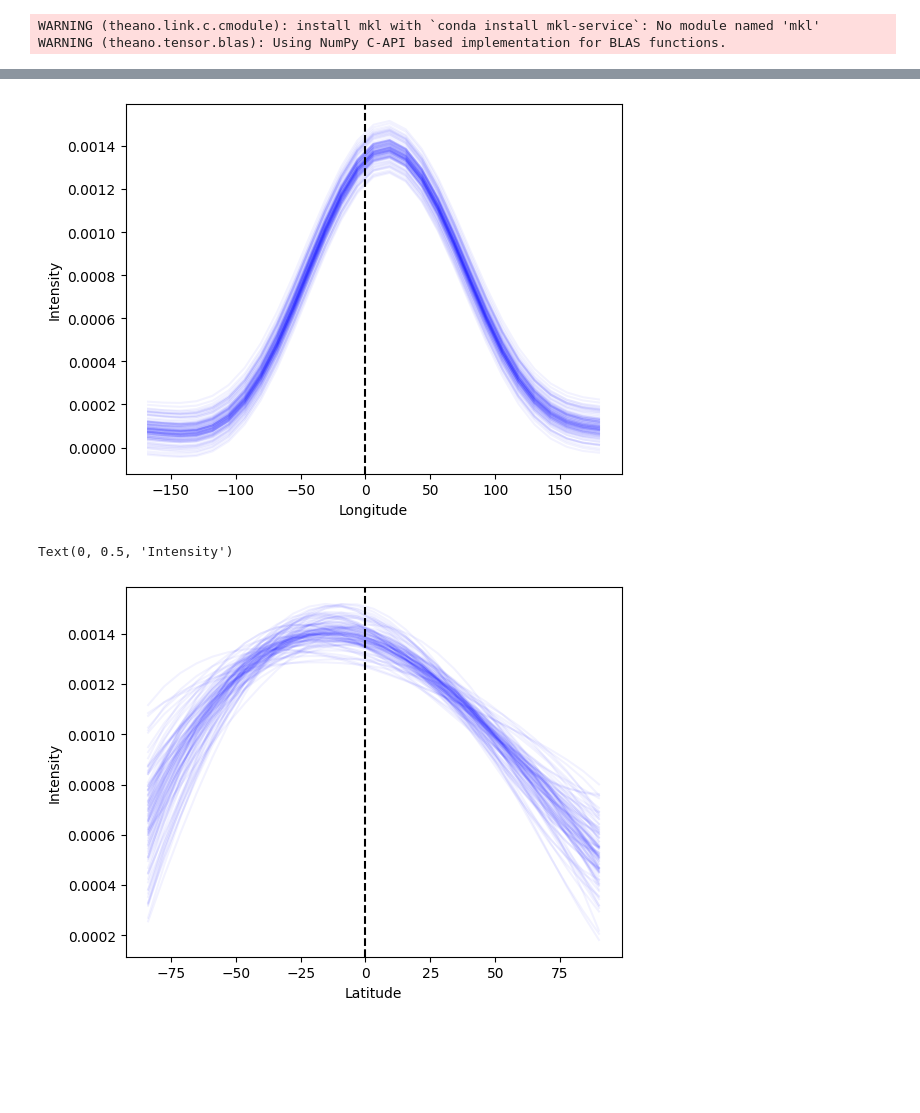
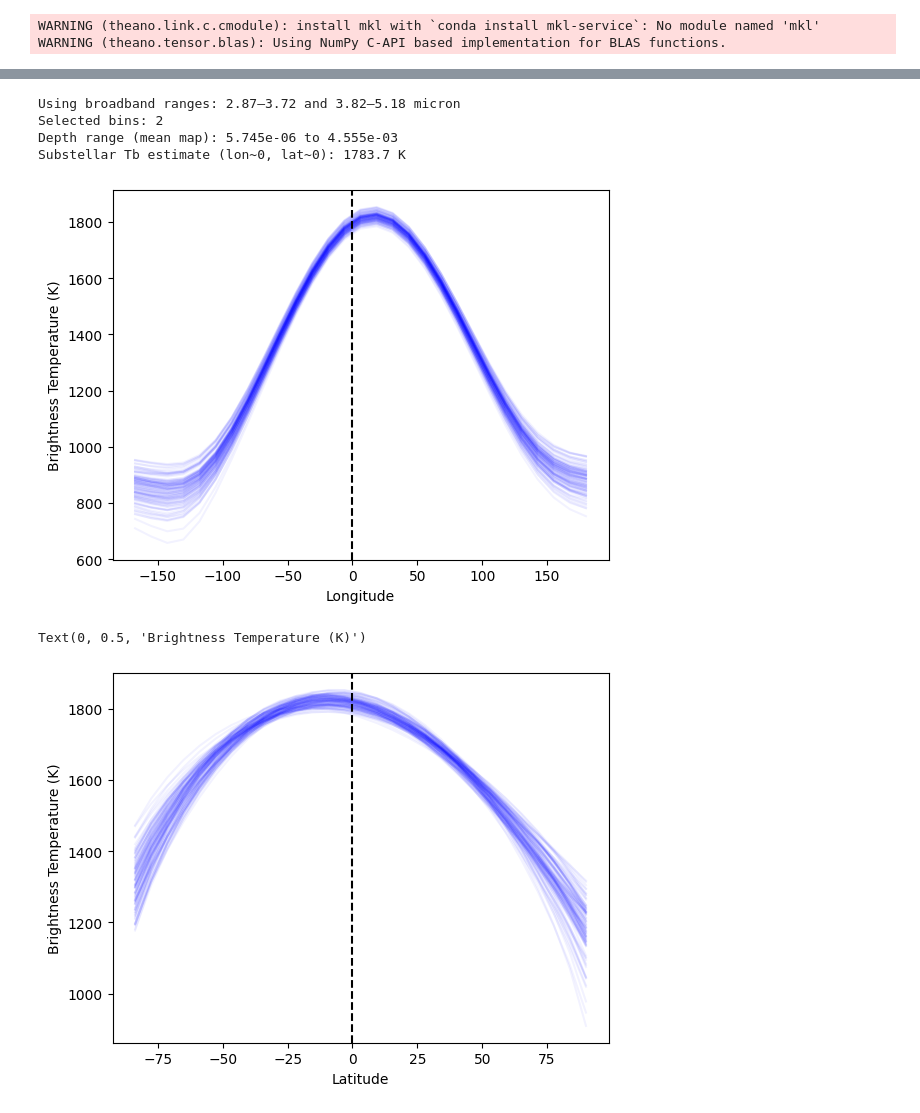
Before and after one commit to w-ruizhe/spectralmap, a Jupyter notebook: docs/source/tutorials/WASP43b_NIRSpec.ipynb, the cells around one changed output, grey strips where cells are left out. Saved outputs shown, nothing was run; the diff lists cells and outputs as text; code cells hidden in the pictures; blank space fills up the shorter version.

```diff
--- a/docs/source/tutorials/WASP43b_NIRSpec.ipynb
+++ b/docs/source/tutorials/WASP43b_NIRSpec.ipynb
@@ -147,5 +9,5 @@ np.savez('WASP43b_NIRSpec.npz', time=time, flux_white=flux_white, flux_err_white
 # %%
-time, flux_white, flux_err_white, flux, flux_err, wl, flux_white_raw, flux_err_white_raw, flux_raw, flux_err_raw = np.load('WASP43b_NIRSpec.npz').values()
+time, flux_white, flux_err_white, flux, flux_err, wl, flux_white_raw, flux_err_white_raw, flux_raw, flux_err_raw = np.load('data/WASP43b_NIRSpec.npz').values()
 # %%
 # mask = flux_white > 0.99
 # time = time[mask]
@@ -238,11 +100,7 @@ sec = starry.Secondary(
     theta0=180,  # phase offset in degrees
 )
 # %%
+from spectralmap.mapping import make_map, make_maps
 from spectralmap.mapping import make_maps
 
-maps = make_maps(mode='eclipse', pri=pri, sec=sec, map_res=30, ydegs=np.arange(2, 6, 1), lambdas=np.logspace(7, 12, 10), eclipse_depth=0.0045)
-maps.a_lambda = 1.5
-maps.b_lambda = 1e-10
-from spectralmap.mapping import LightCurveData
-data = LightCurveData(theta = time, flux=np.array([flux_white]), flux_err=np.array([flux_err_white]), wavelength=np.array([0.65]))
-w_all, I_white, I_cov_white = maps.marginalized_maps(data)
+maps = make_maps(mode='eclipse', pri=pri, sec=sec, map_res=30, ydegs=np.arange(2, 6, 1), lambdas=np.logspace(7, 12, 10), eclipse_depth=0.003, a_lambda=1e-10, b_lambda=1e-10)
@@ -268,0 +107,4 @@ plt.colorbar()
+# %%
+from spectralmap.mapping import LightCurveData
+data = LightCurveData(theta = time, flux=flux_white, flux_err=flux_err_white, wl=np.array([0.65]))
+w_all, I_white, I_cov_white = maps.marginalized_maps(data)
@@ -269,25 +123,62 @@ plt.colorbar()
 # %%
+import importlib
+import spectralmap.utilities as sm_utils
+sm_utils = importlib.reload(sm_utils)
+
+expand_moll_values = sm_utils.expand_moll_values
+depth_to_tb_broadband = sm_utils.depth_to_tb_broadband
+
 I_plot = I_white[0]
 I_cov_plot = I_cov_white[0]
 N = 100
 samples = np.random.multivariate_normal(I_plot, I_cov_plot, N)
 
 n_lat, n_lon = maps.map_res, maps.map_res
 lons, lats = np.linspace(-180, 180, n_lon), np.linspace(-90, 90, n_lat)
 
+# Use specified NIRSpec broadband windows
+# 2.87–3.72 micron and 3.82–5.18 micron
+wl_band = np.array([(2.87 + 3.72) / 2, (3.82 + 5.18) / 2], dtype=float)
+dlam_band = np.array([3.72 - 2.87, 5.18 - 3.82], dtype=float)
+
+RpRs = 0.1588
+
+# Quick diagnostics to catch inflated temperatures
+I_mean_map = expand_moll_values(I_plot, maps.moll_mask_flat).reshape(n_lat, n_lon)
+depth_mean_map = np.pi * I_mean_map
+Tb_mean_map = depth_to_tb_broadband(depth_mean_map, wl_band, dlam_band, RpRs, t_star=4500.0)
+i_lat0 = int(np.argmin(np.abs(lats)))
+i_lon0 = int(np.argmin(np.abs(lons)))
+print("Using broadband ranges: 2.87–3.72 and 3.82–5.18 micron")
+print(f"Selected bins: {wl_band.size}")
+print(f"Depth range (mean map): {np.nanmin(depth_mean_map):.3e} to {np.nanmax(depth_mean_map):.3e}")
+print(f"Substellar Tb estimate (lon~0, lat~0): {Tb_mean_map[i_lat0, i_lon0]:.1f} K")
+
 for i in range(N):
-    plt.plot(lons, expand_moll_values(samples[i], maps.moll_mask_flat).reshape(n_lat, n_lon)[n_lat//2], c='b', alpha=0.05)
+    I_slice = expand_moll_values(samples[i], maps.moll_mask_flat).reshape(n_lat, n_lon)[n_lat // 2]
+    depth_slice = np.pi * I_slice
+    Tb_slice = depth_to_tb_broadband(depth_slice, wl_band, dlam_band, RpRs, t_star=4500.0)
+    finite = np.isfinite(Tb_slice)
+    plt.plot(lons[finite], Tb_slice[finite], c='b', alpha=0.05)
 plt.axvline(0, color='k', linestyle='--', linewidth=1.5)
 plt.xlabel('Longitude')
-plt.ylabel('Intensity')
+plt.ylabel('Brightness Temperature (K)')
 
 plt.show()
 for i in range(N):
-    plt.plot(lats, expand_moll_values(samples[i], maps.moll_mask_flat).reshape(n_lat, n_lon)[:, n_lon//2], c='b', alpha=0.05)
+    I_slice = expand_moll_values(samples[i], maps.moll_mask_flat).reshape(n_lat, n_lon)[:, n_lon // 2]
+    depth_slice = np.pi * I_slice
+    Tb_slice = depth_to_tb_broadband(depth_slice, wl_band, dlam_band, RpRs, t_star=4500.0)
+    finite = np.isfinite(Tb_slice)
+    plt.plot(lats[finite], Tb_slice[finite], c='b', alpha=0.05)
 plt.axvline(0, color='k', linestyle='--', linewidth=1.5)
 plt.xlabel('Latitude')
-plt.ylabel('Intensity')
+plt.ylabel('Brightness Temperature (K)')
 # %% [output]
+Using broadband ranges: 2.87–3.72 and 3.82–5.18 micron
+Selected bins: 2
+Depth range (mean map): 5.745e-06 to 4.555e-03
+Substellar Tb estimate (lon~0, lat~0): 1783.7 K
-[figure, old version]
+[figure, new version]
-Text(0, 0.5, 'Intensity')
+Text(0, 0.5, 'Brightness Temperature (K)')
-[figure, old version]
+[figure, new version]
```
Also changed, not shown: parts of 16 cells of this notebook, 6 other files.
